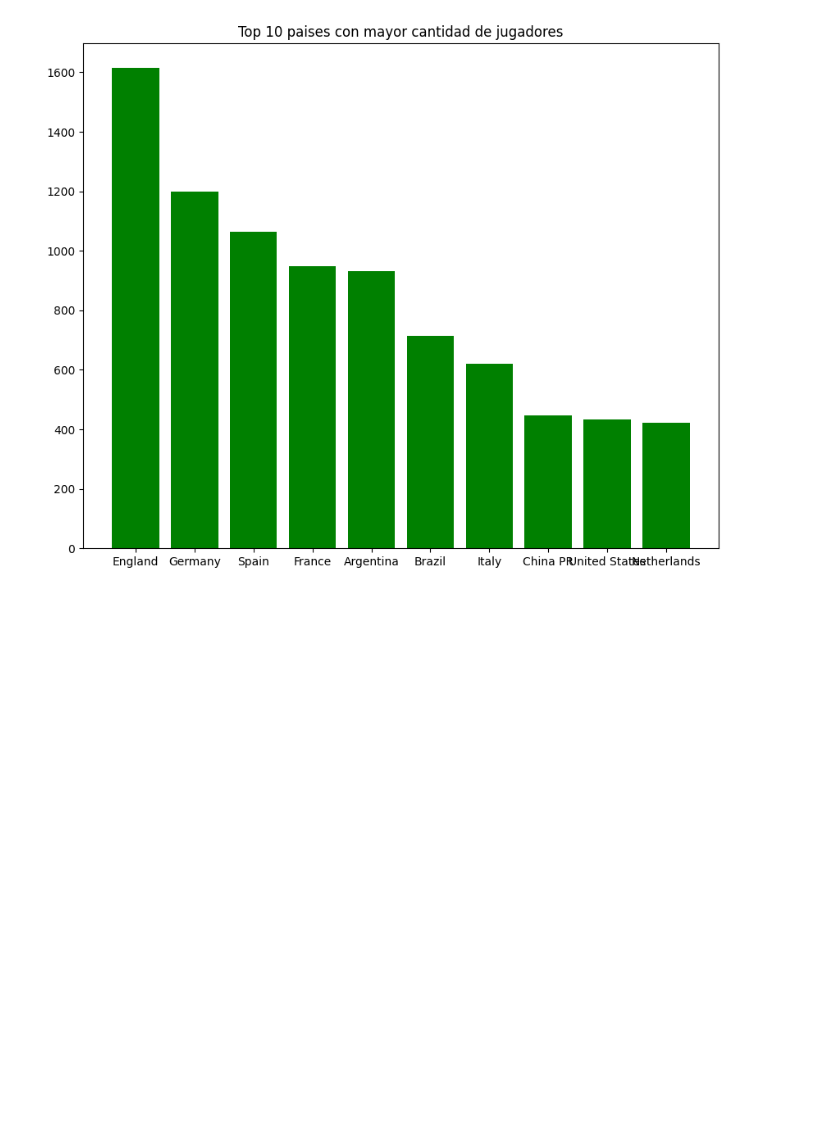
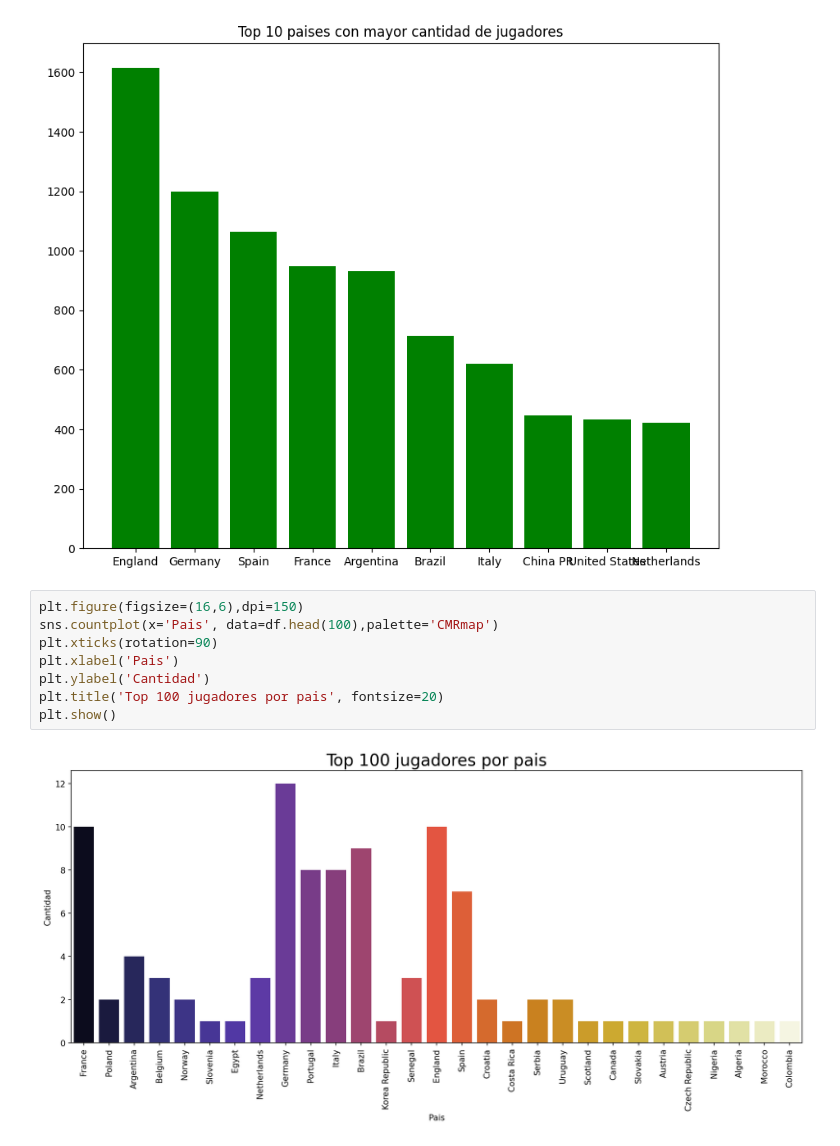
Before and after one commit to Depascuali/FIFA-Best-Team-EDA-, a Jupyter notebook: fifa23_EDA.ipynb, the cells around one changed output. Cells and saved outputs as stored; diff of their text form; blank space fills up the shorter version.

Commit message:
Top 100 jugadores por pais

```diff
--- a/fifa23_EDA.ipynb
+++ b/fifa23_EDA.ipynb
@@ -108,3 +108,13 @@ ax.set_title(('Top 10 paises con mayor cantidad de jugadores'))
 plt.show()
 # %% [output]
 [figure]
+# %%
+plt.figure(figsize=(16,6),dpi=150)
+sns.countplot(x='Pais', data=df.head(100),palette='CMRmap')
+plt.xticks(rotation=90)
+plt.xlabel('Pais')
+plt.ylabel('Cantidad')
+plt.title('Top 100 jugadores por pais', fontsize=20)
+plt.show()
+# %% [output]
+[figure, added]
```
